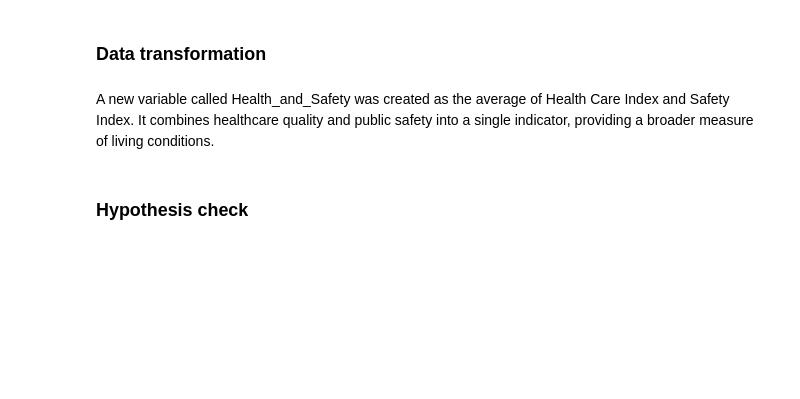
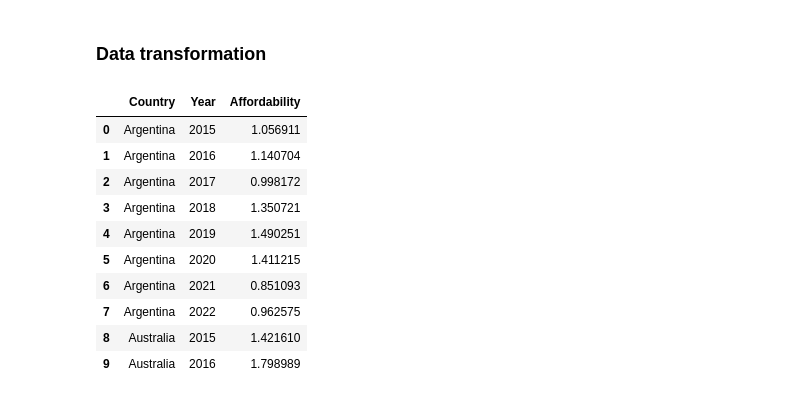
Before and after one commit to soonserv/data-best-project, a Jupyter notebook: notebooks/SA_notebook.ipynb, the cells around one changed output. Cells and saved outputs as stored; diff of their text form; code cells hidden in the pictures; blank space fills up the shorter version.

```diff
--- a/notebooks/SA_notebook.ipynb
+++ b/notebooks/SA_notebook.ipynb
@@ -353,5 +598,2 @@ clean_data.head(15)
 # %% [markdown]
 The dataset contains semi-annual observations marked with the “/2” suffix. Since this project focuses on yearly analysis, the suffix was removed from the Year column and the values were converted to integers. Then, observations for the same country and year were combined by calculating the mean of the numerical indicators.
-# %%
-clean_data = clean_data.drop(columns=["Rank"])
-clean_data.head()
@@ -752,6 +1160,18 @@ plt.show()
 # %% [markdown]
 ### Data transformation
-# %% [markdown]
-A new variable called Health_and_Safety was created as the average of Health Care Index and Safety Index. It combines healthcare quality and public safety into a single indicator, providing a broader measure of living conditions.
-# %% [markdown]
-### Hypothesis check
+# %%
+final_data["Affordability"] = ( final_data["Purchasing Power Index"] / final_data["Cost of Living Index"])
+
+final_data[["Country", "Year", "Affordability"]].head(10)
+# %% [output]
+|  | Country | Year | Affordability |
+| 0 | Argentina | 2015 | 1.056911 |
+| 1 | Argentina | 2016 | 1.140704 |
+| 2 | Argentina | 2017 | 0.998172 |
+| 3 | Argentina | 2018 | 1.350721 |
+| 4 | Argentina | 2019 | 1.490251 |
+| 5 | Argentina | 2020 | 1.411215 |
+| 6 | Argentina | 2021 | 0.851093 |
+| 7 | Argentina | 2022 | 0.962575 |
+| 8 | Australia | 2015 | 1.421610 |
+| 9 | Australia | 2016 | 1.798989 |
```
Also changed, not shown: parts of 66 cells of this notebook.
